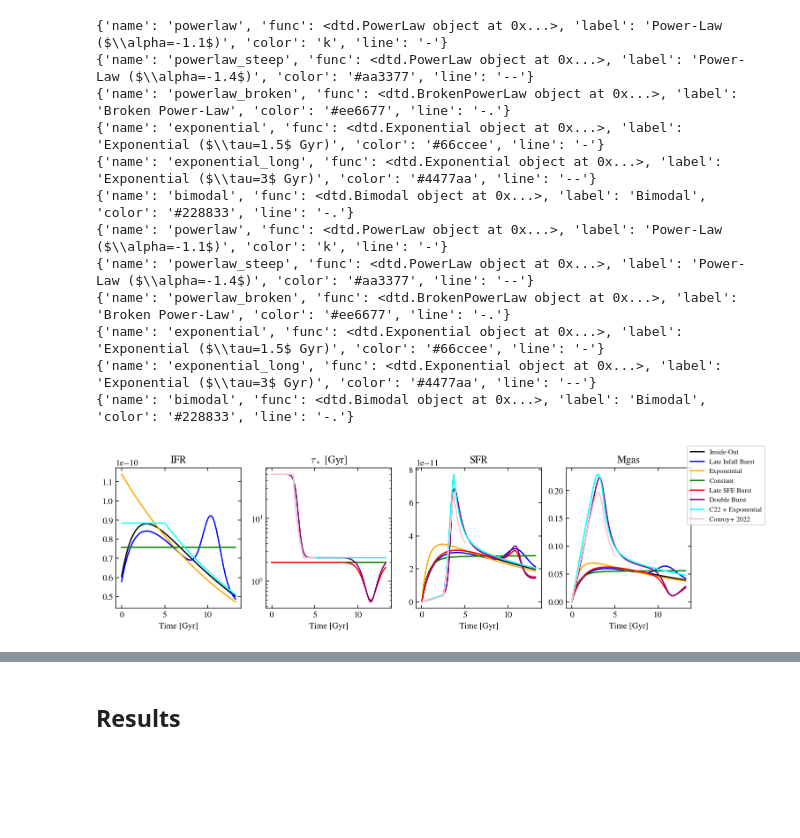
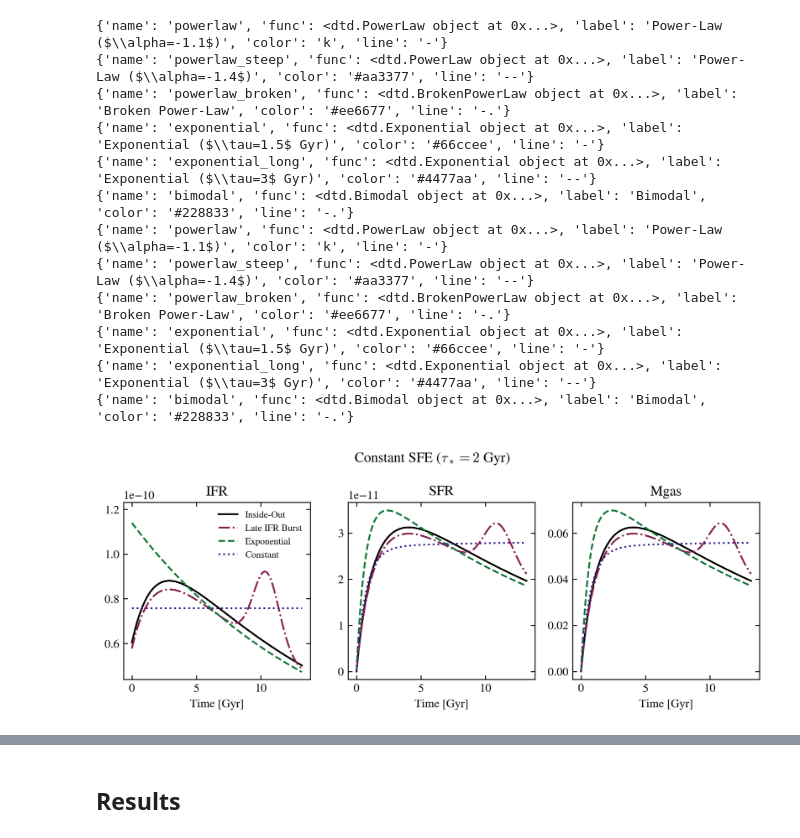
Before and after one commit to lodubay/galactic-dtd, a Jupyter notebook: notebooks/one_zone_degeneracy.ipynb, the cells around one changed output, grey strips where cells are left out. Drawn from its saved outputs; the diff is of its cells as text; code cells hidden in the pictures; blank space fills up the shorter version.

```diff
--- a/notebooks/one_zone_degeneracy.ipynb
+++ b/notebooks/one_zone_degeneracy.ipynb
@@ -191,30 +282,26 @@ for dtd in dtds:
 {'name': 'exponential', 'func': <dtd.Exponential object at 0x...>, 'label': 'Exponential ($\\tau=1.5$ Gyr)', 'color': '#66ccee', 'line': '-'}
 {'name': 'exponential_long', 'func': <dtd.Exponential object at 0x...>, 'label': 'Exponential ($\\tau=3$ Gyr)', 'color': '#4477aa', 'line': '--'}
 {'name': 'bimodal', 'func': <dtd.Bimodal object at 0x...>, 'label': 'Bimodal', 'color': '#228833', 'line': '-.'}
-# %%
-fig, axs = plt.subplots(1, 4, figsize=(12, 3))
-runs = ['insideout', 'lateburst', 'exponential', 'constant', 'effburst', 'doubleburst', 'conroy22', 'conroyshort']
-dtd = 'powerlaw'
-labels = ['Inside-Out', 'Late Infall Burst', 'Exponential', 'Constant', 'Late SFE Burst', 'Double Burst', 'C22 + Exponential', 'Conroy+ 2022']
-colors = ['k', 'b', 'orange', 'green', 'red', 'purple', 'cyan', 'pink']
-for run, label, color in zip(runs, labels, colors):
-    hist = vice.history(str(output_dir / run / dtd))
-    t = hist['time']
-    if run not in ['effburst', 'doubleburst', 'conroyshort']:
-        axs[0].plot(t, hist['ifr'], c=color)
-    axs[1].plot(t[1:], [hist['mgas'][i+1] / hist['sfr'][i+1] * 1e-9 for i in range(len(t)-1)], c=color)
-    axs[2].plot(t, hist['sfr'], c=color, label=label)
-    axs[3].plot(t, hist['mgas'], c=color)
-axs[0].set_title('IFR')
-axs[0].set_xlabel('Time [Gyr]')
-axs[1].set_title(r'$\tau_*$ [Gyr]')
-axs[1].set_yscale('log')
-axs[1].set_xlabel('Time [Gyr]')
-axs[2].set_title('SFR')
-axs[2].set_xlabel('Time [Gyr]')
-axs[3].set_title('Mgas')
-axs[3].set_xlabel('Time [Gyr]')
-fig.legend()
-plt.show()
-# %% [output]
-[figure, removed]
+# %%
+fig, axs = plt.subplots(1, 3, figsize=(8, 3.25), dpi=300, tight_layout=True)
+runs = [inside_out, ifr_burst, exp_ifr, const]
+dtd = 'powerlaw'
+for run in runs:
+    hist = vice.history(str(output_dir / run['name'] / dtd))
+    t = hist['time']
+    axs[0].plot(t, hist['ifr'], c=run['color'], ls=run['line'], label=run['label'])
+    axs[1].plot(t, hist['sfr'], c=run['color'], ls=run['line'])
+    axs[2].plot(t, hist['mgas'], c=run['color'], ls=run['line'])
+axs[0].set_title('IFR')
+axs[0].set_xlabel('Time [Gyr]')
+axs[1].set_title('SFR')
+axs[1].set_xlabel('Time [Gyr]')
+axs[2].set_title('Mgas')
+axs[2].set_xlabel('Time [Gyr]')
+ylim0 = axs[0].get_ylim()
+axs[0].set_ylim((ylim0[0], ylim0[1]*1.05))
+axs[0].legend(frameon=False)
+fig.suptitle(r'Constant SFE ($\tau_*=2$ Gyr)')
+plt.show()
+# %% [output]
+[figure, added]
```
Also changed, not shown: parts of 14 cells of this notebook, 1 other file.
